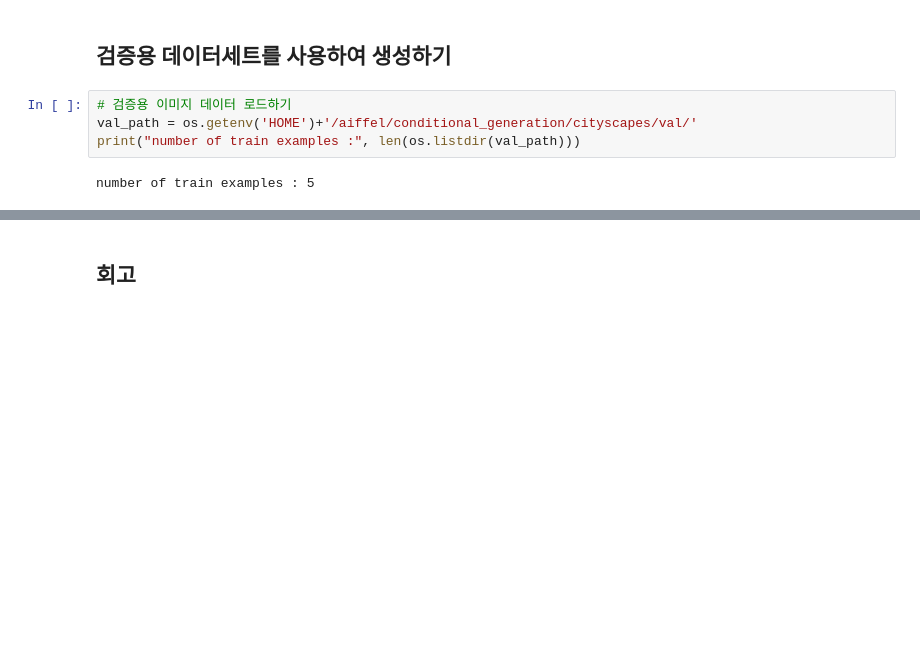
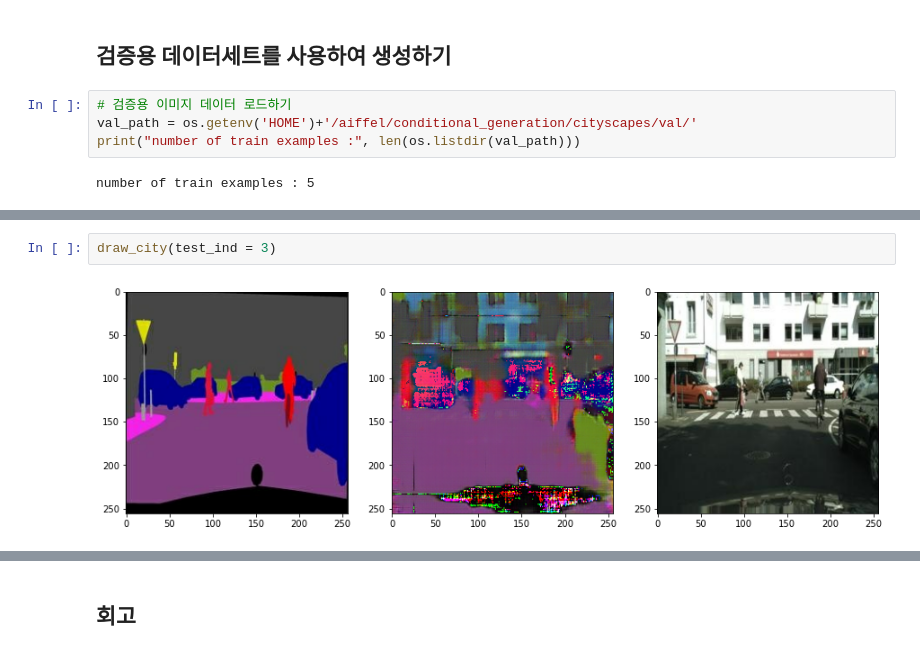
Before and after one commit to stereo-weld/explorations, a Jupyter notebook: E20_Project_Pix2Pix_CityScapes_Segmentation_Map.ipynb, the cells around one changed output, grey strips where cells are left out. Drawn from its saved outputs; the diff is of its cells as text; blank space fills up the shorter version.

```diff
--- a/E20_Project_Pix2Pix_CityScapes_Segmentation_Map.ipynb
+++ b/E20_Project_Pix2Pix_CityScapes_Segmentation_Map.ipynb
@@ -488,0 +501,4 @@ for inp, tar in test_dataset.take(5):
+# %%
+draw_city(test_ind = 3)
+# %% [output]
+[figure, added]
```
Also changed, not shown: parts of 11 cells of this notebook.
